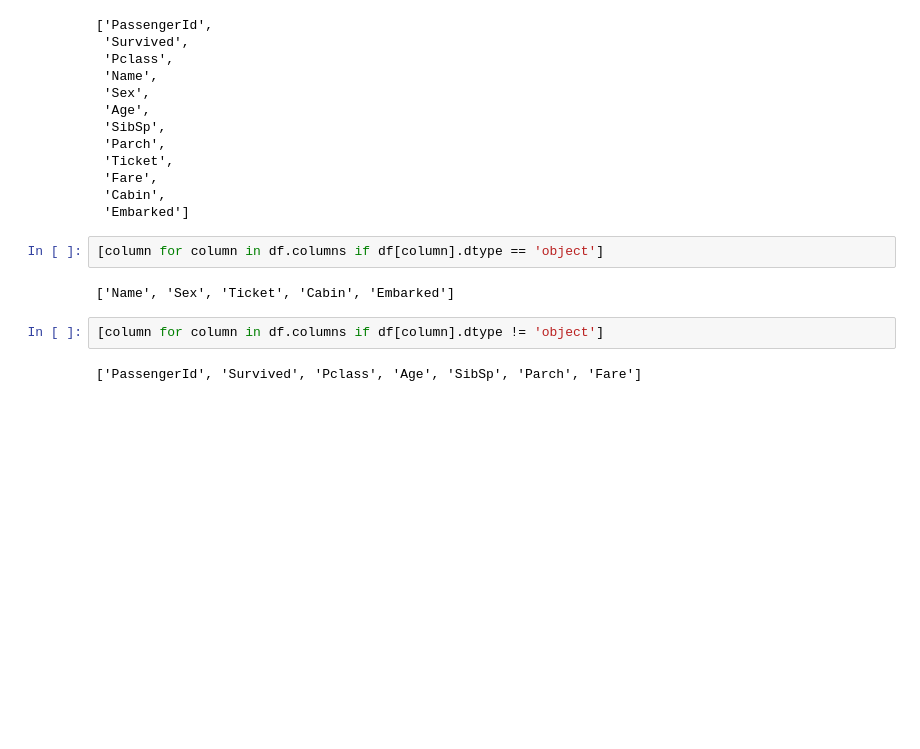
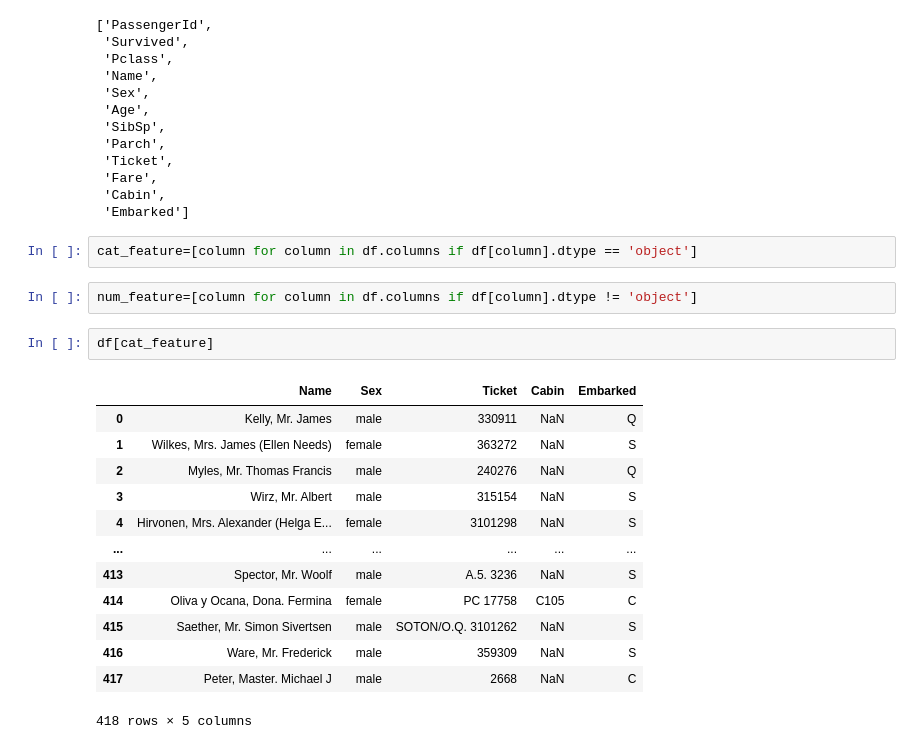
Before and after one commit to DenzAviator/EDA, a Jupyter notebook: EDA.ipynb, the cells around one changed output. Drawn from its saved outputs; the diff is of its cells as text; blank space fills up the shorter version.

```diff
--- a/EDA.ipynb
+++ b/EDA.ipynb
@@ -222,10 +222,22 @@ Index(['PassengerId', 'Survived', 'Pclass', 'Name', 'Sex', 'Age', 'SibSp',
  'Cabin',
  'Embarked']
 # %%
-[column for column in df.columns if df[column].dtype == 'object']
+cat_feature=[column for column in df.columns if df[column].dtype == 'object']
-# %% [output]
-['Name', 'Sex', 'Ticket', 'Cabin', 'Embarked']
 # %%
-[column for column in df.columns if df[column].dtype != 'object']
+num_feature=[column for column in df.columns if df[column].dtype != 'object']
-# %% [output]
-['PassengerId', 'Survived', 'Pclass', 'Age', 'SibSp', 'Parch', 'Fare']
+# %%
+df[cat_feature]
+# %% [output]
+|  | Name | Sex | Ticket | Cabin | Embarked |
+| 0 | Kelly, Mr. James | male | 330911 | NaN | Q |
+| 1 | Wilkes, Mrs. James (Ellen Needs) | female | 363272 | NaN | S |
+| 2 | Myles, Mr. Thomas Francis | male | 240276 | NaN | Q |
+| 3 | Wirz, Mr. Albert | male | 315154 | NaN | S |
+| 4 | Hirvonen, Mrs. Alexander (Helga E... | female | 3101298 | NaN | S |
+| ... | ... | ... | ... | ... | ... |
+| 413 | Spector, Mr. Woolf | male | A.5. 3236 | NaN | S |
+| 414 | Oliva y Ocana, Dona. Fermina | female | PC 17758 | C105 | C |
+| 415 | Saether, Mr. Simon Sivertsen | male | SOTON/O.Q. 3101262 | NaN | S |
+| 416 | Ware, Mr. Frederick | male | 359309 | NaN | S |
+| 417 | Peter, Master. Michael J | male | 2668 | NaN | C |
+418 rows × 5 columns
```
Also changed, not shown: parts of 1 cell of this notebook.
